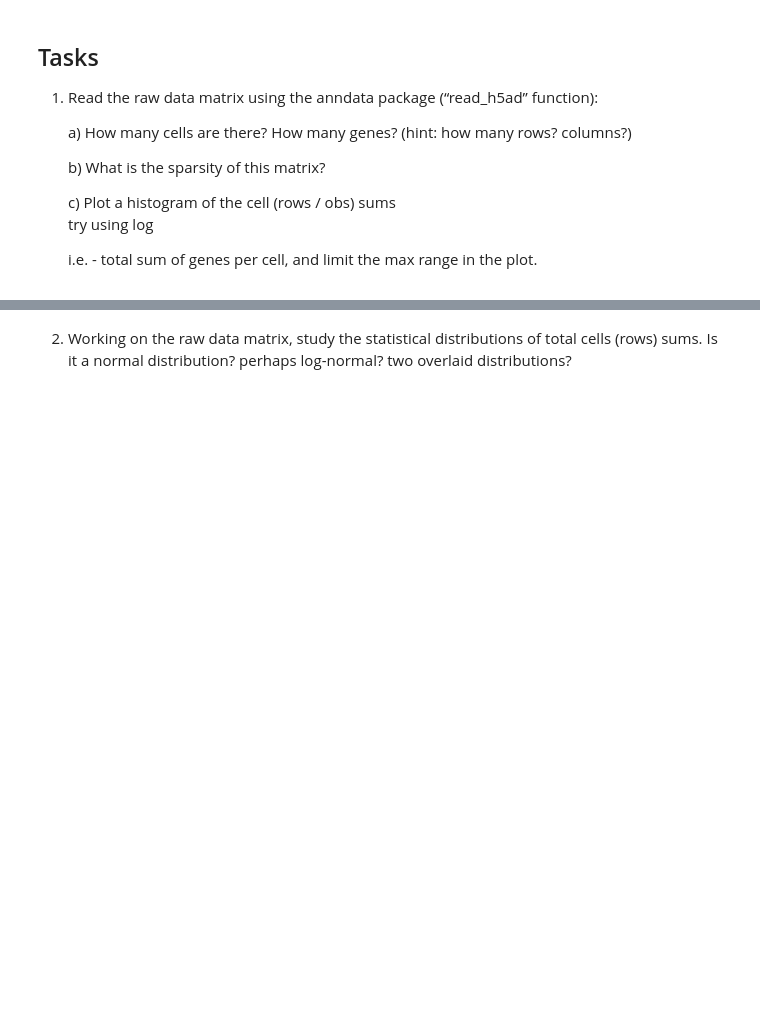
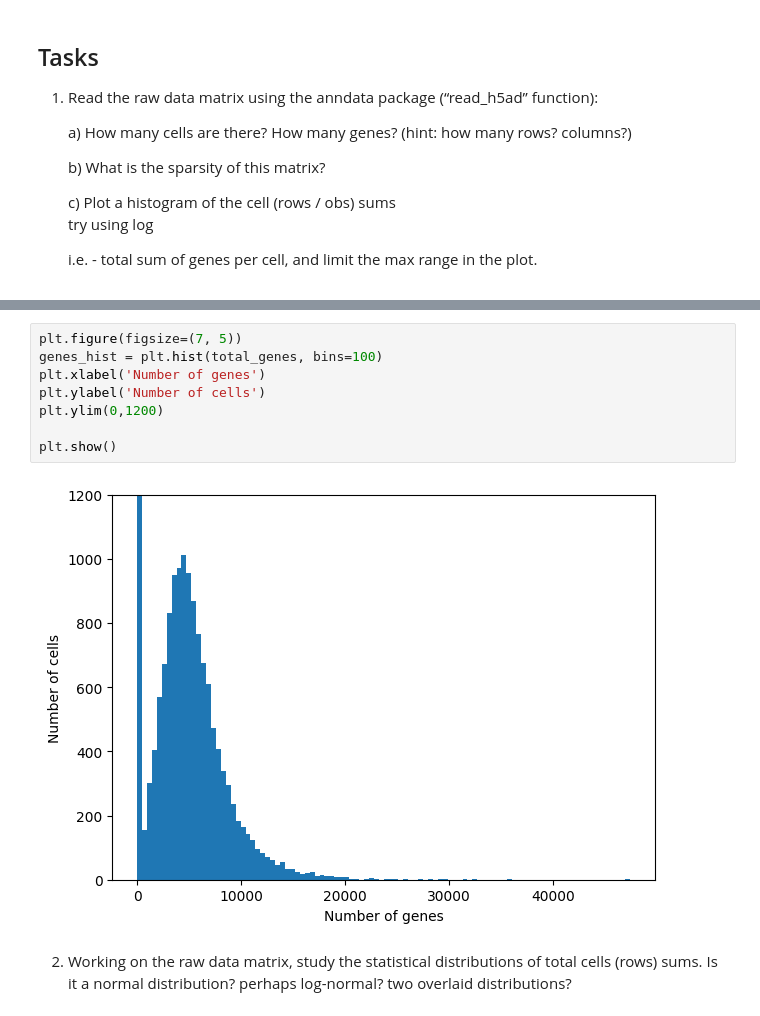
Before and after one commit to Mooguy/AIhub, a Jupyter notebook: ex-scrna/exerciseA.ipynb, the cells around one changed output, grey strips where cells are left out. Drawn from its saved outputs; the diff is of its cells as text; blank space fills up the shorter version.

```diff
--- a/ex-scrna/exerciseA.ipynb
+++ b/ex-scrna/exerciseA.ipynb
@@ -72,3 +145,13 @@ Download data (only when starting the tutorial for the first time):</span>
+# %%
+plt.figure(figsize=(7, 5))
+genes_hist = plt.hist(total_genes, bins=100)
+plt.xlabel('Number of genes')
+plt.ylabel('Number of cells')
+plt.ylim(0,1200)
+
+plt.show()
+# %% [output]
+[figure, added]
 # %% [markdown]
 2.	Working on the raw data matrix, study the statistical distributions of total cells (rows) sums.
     Is it a normal distribution? perhaps log-normal? two overlaid distributions?<br>
```
Also changed, not shown: parts of 20 cells of this notebook.
